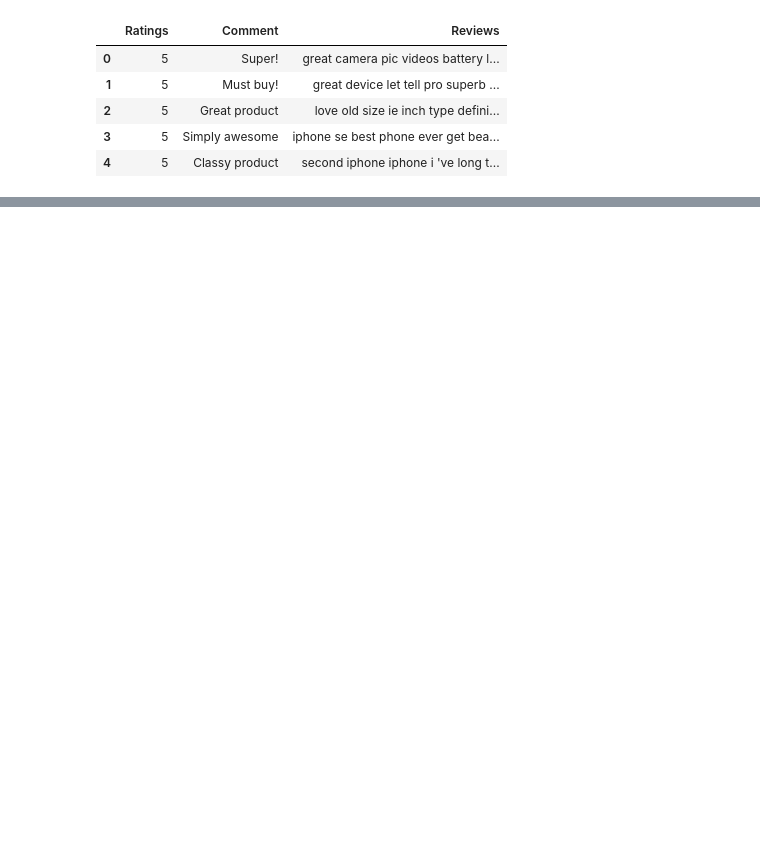
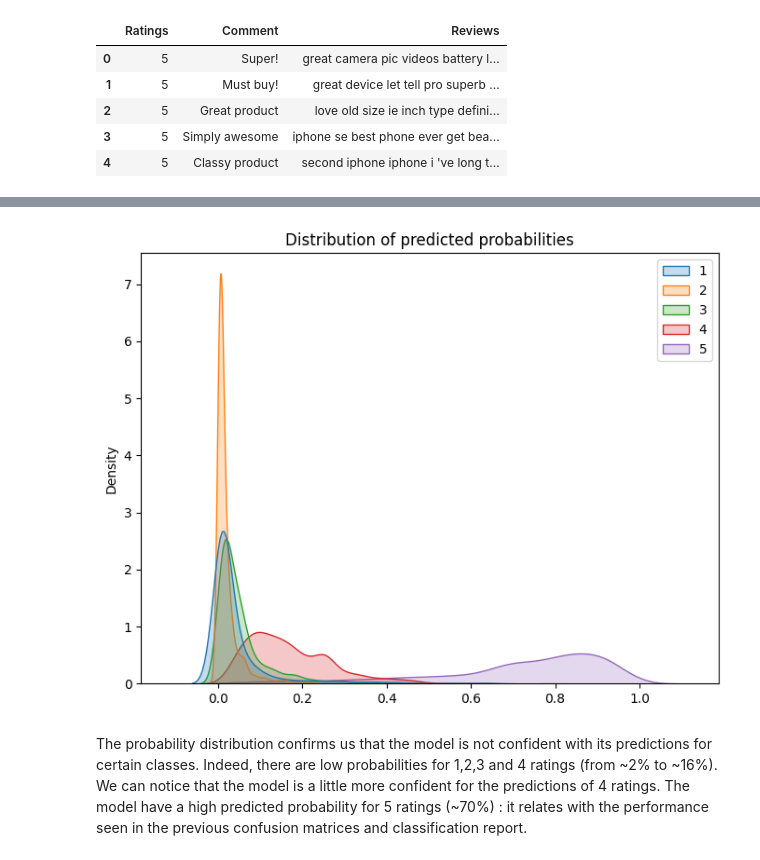
Before and after one commit to adozz78/NLP_Iphone_Project, a Jupyter notebook: Baseline_model.ipynb, the cells around one changed output, grey strips where cells are left out. Cells and saved outputs as stored; diff of their text form; code cells hidden in the pictures; blank space fills up the shorter version.

Commit message:
add and finished baseline model

```diff
--- a/Baseline_model.ipynb
+++ b/Baseline_model.ipynb
@@ -29,0 +127,11 @@ df.head()
+# %%
+# instantiate the Model class with text and labels (X and y), a Gradient Boosting model and a tfidf vectorizer
+model_GB = Model(X, y, GradientBoostingClassifier(), TfidfVectorizer(), random_seed=42, test_size=0.2 )
+
+# fit the model
+model_GB.fit()
+
+# predict and generate classification report
+y_pred = model_GB.predict()
+class_labels=[1, 2, 3, 4, 5]
+model_GB.report(model.y_test, y_pred,class_labels)
@@ -29,0 +227,4 @@ df.head()
+# %%
+probas = pd.DataFrame(model.predict_proba())
+probas.columns = class_labels
+probas.head()
@@ -29,0 +250,9 @@ df.head()
+# %%
+plt.figure(figsize=(8,6))
+sns.kdeplot(data=probas, fill=True, )
+plt.title("Distribution of predicted probabilities")
+plt.show()
+# %% [output]
+[figure, added]
+# %% [markdown]
+The probability distribution confirms us that the model is not confident with its predictions for certain classes. Indeed, there are low probabilities for 1,2,3 and 4 ratings (from ~2% to ~16%). We can notice that the model is a little more confident for the predictions of 4 ratings. The model have a high predicted probability for 5 ratings (~70%) : it relates with the performance seen in the previous confusion matrices and classification report.
```
Also changed, not shown: parts of 29 cells of this notebook, 1 other file.
